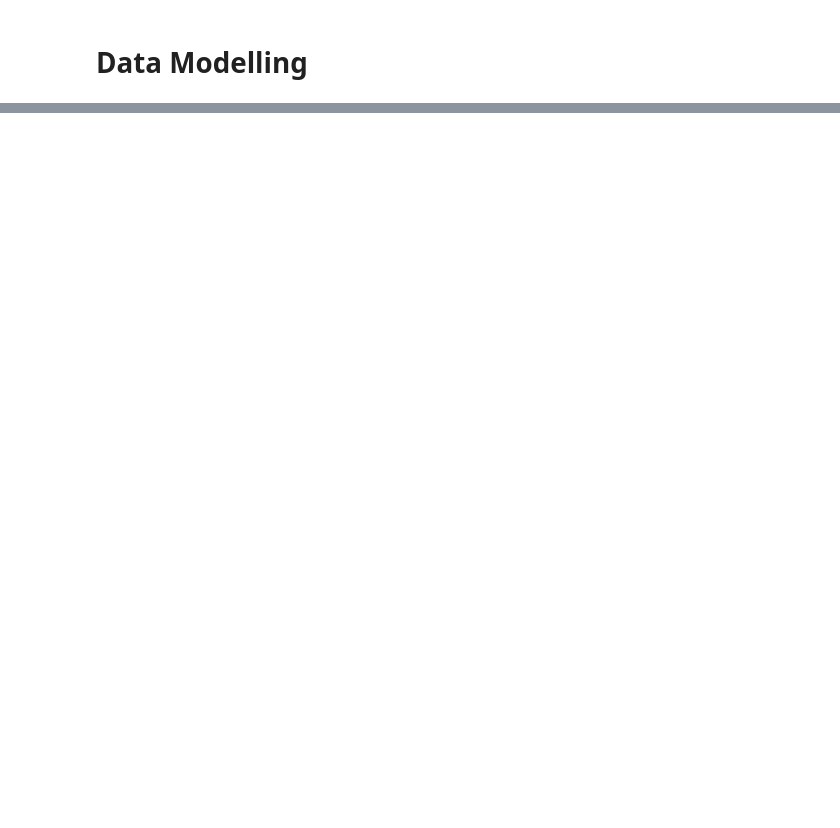
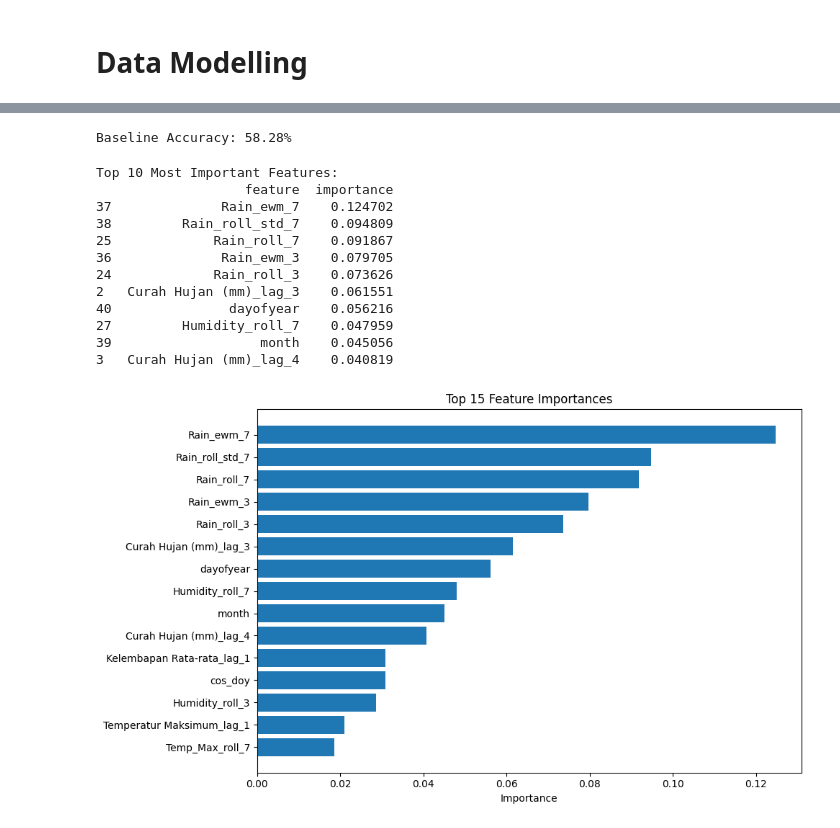
Before and after one commit to Ayusekar22/Jakarta-Weather-Prediction-2025, a Jupyter notebook: cara_t-137 Upgraded.ipynb, the cells around one changed output, grey strips where cells are left out. Saved outputs shown, nothing was run; the diff lists cells and outputs as text; code cells hidden in the pictures; blank space fills up the shorter version.

Commit message:
Harusnya udah fix, tinggal visualisasi

```diff
--- a/cara_t-137 Upgraded.ipynb
+++ b/cara_t-137 Upgraded.ipynb
@@ -315,0 +332,6 @@ memory usage: 1.8 MB
+# %%
+split_ratio = 0.8
+split_idx = int(len(X) * split_ratio)
+
+X_train, X_test = X.iloc[:split_idx], X.iloc[split_idx:]
+y_train, y_test = y.iloc[:split_idx], y.iloc[split_idx:]
@@ -627,0 +441,44 @@ Selesai! Hasil tersimpan (UPGRADED).
+# %%
+# Naive baseline: "Hujan besok = Hujan hari ini"
+baseline_pred = (df4["Curah Hujan Old"] > 0).astype(int).shift(1)
+baseline_acc = accuracy_score(
+    y_test,
+    baseline_pred.iloc[split_idx:].dropna()
+)
+print(f"Baseline Accuracy: {baseline_acc:.2%}")
+# %% [output]
+Baseline Accuracy: 58.28%
+# %%
+import matplotlib.pyplot as plt
+
+feature_importance = pd.DataFrame({
+    'feature': X_train.columns,
+    'importance': clf.feature_importances_
+}).sort_values('importance', ascending=False)
+
+print("\nTop 10 Most Important Features:")
+print(feature_importance.head(10))
+
+# Plot
+plt.figure(figsize=(10, 6))
+plt.barh(feature_importance.head(15)['feature'],
+         feature_importance.head(15)['importance'])
+plt.xlabel('Importance')
+plt.title('Top 15 Feature Importances')
+plt.gca().invert_yaxis()
+plt.tight_layout()
+plt.show()
+# %% [output]
+Top 10 Most Important Features:
+                   feature  importance
+37              Rain_ewm_7    0.124702
+38         Rain_roll_std_7    0.094809
+25             Rain_roll_7    0.091867
+36              Rain_ewm_3    0.079705
+24             Rain_roll_3    0.073626
+2   Curah Hujan (mm)_lag_3    0.061551
+40               dayofyear    0.056216
+27         Humidity_roll_7    0.047959
+39                   month    0.045056
+3   Curah Hujan (mm)_lag_4    0.040819
+[figure, added]
```
Also changed, not shown: parts of 32 cells of this notebook, 5 other files.
